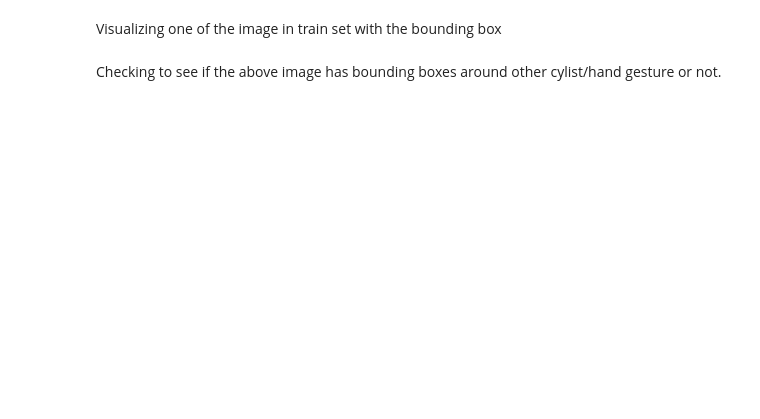
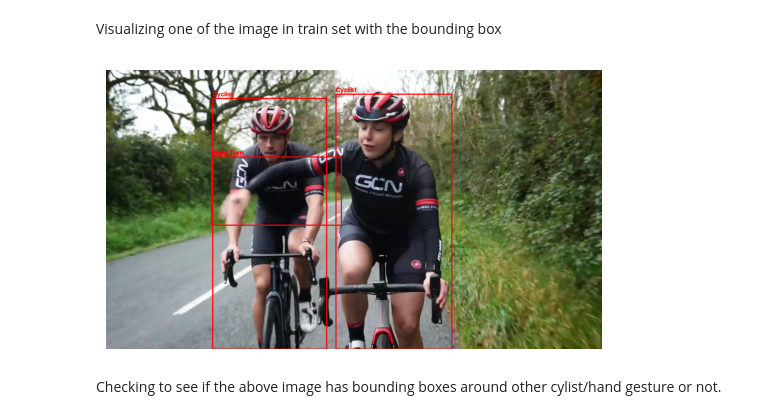
Before and after one commit to Rakko-Yumiya/Computer-Vision-Project-Overview-Cyclist, a Jupyter notebook: ComputerVisionProject_multiServerSelection.ipynb, the cells around one changed output. Drawn from its saved outputs; the diff is of its cells as text; code cells hidden in the pictures; blank space fills up the shorter version.

```diff
--- a/ComputerVisionProject_multiServerSelection.ipynb
+++ b/ComputerVisionProject_multiServerSelection.ipynb
@@ -337,30 +351,32 @@ Test
 # %% [markdown]
 Visualizing one of the image in train set with the bounding box
 # %%
-index = 13
+index = 2424
 name = train_df.loc[index, 'name']
 
 img = cv2.imread(os.path.join(src_images['train'], f'{name}.jpg'))
 img = cv2.cvtColor(img, cv2.COLOR_BGR2RGB)            # fix the blue-tint color order
 h, w = img.shape[:2]
 
 # All box for this image (an image can have several rows, cyclist plus hand signal)
 for _, row in train_df[train_df['name'] == name].iterrows():
     x1 = int((row['x_center'] - row['box_width']  / 2) * w) #multiple as yolo label store coordinate as fraction
     y1 = int((row['y_center'] - row['box_height'] / 2) * h)
     x2 = int((row['x_center'] + row['box_width']  / 2) * w)
     y2 = int((row['y_center'] + row['box_height'] / 2) * h)
 
     cv2.rectangle(img, (x1, y1), (x2, y2), (255, 0, 0), 2)
     cv2.putText(img, str(row['label']), (x1, max(y1 - 5, 15)),
                 cv2.FONT_HERSHEY_SIMPLEX, 0.6, (255, 0, 0), 2)
 
 plt.imshow(img)
 plt.axis('off')
 plt.show()
 
 #display(train_df.loc[10:18, ['name', 'label', 'x_center', 'y_center', 'box_width', 'box_height']])
 #print(train_df.loc[10:18, 'name'].nunique(), "different image name(s)")
+# %% [output]
+[figure, added]
 # %% [markdown]
 Checking to see if the above image has bounding boxes around other cylist/hand gesture or not.
 # %%
```
Also changed, not shown: parts of 17 cells of this notebook.
